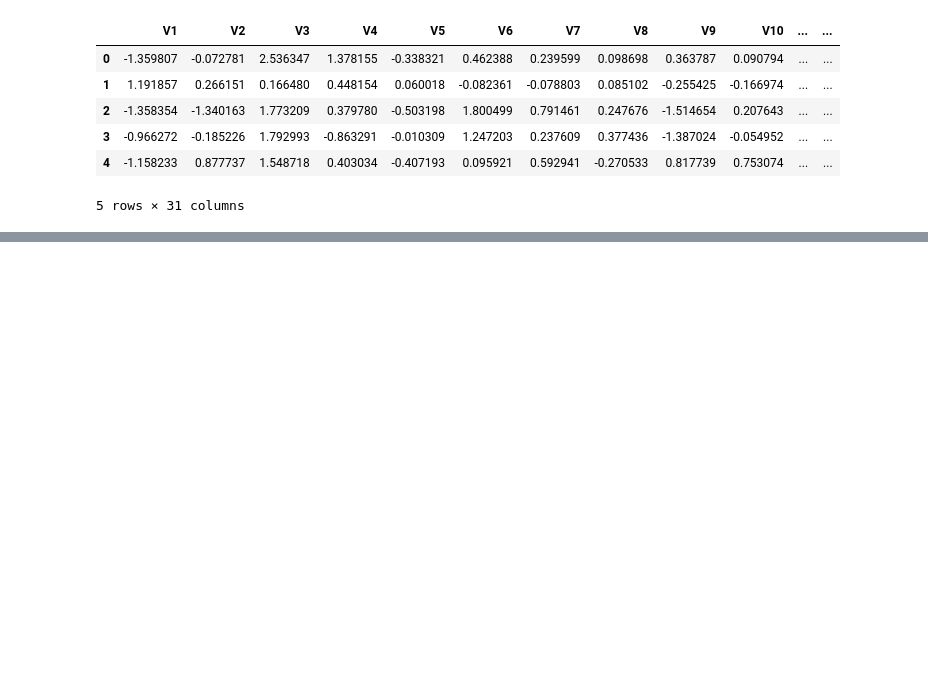
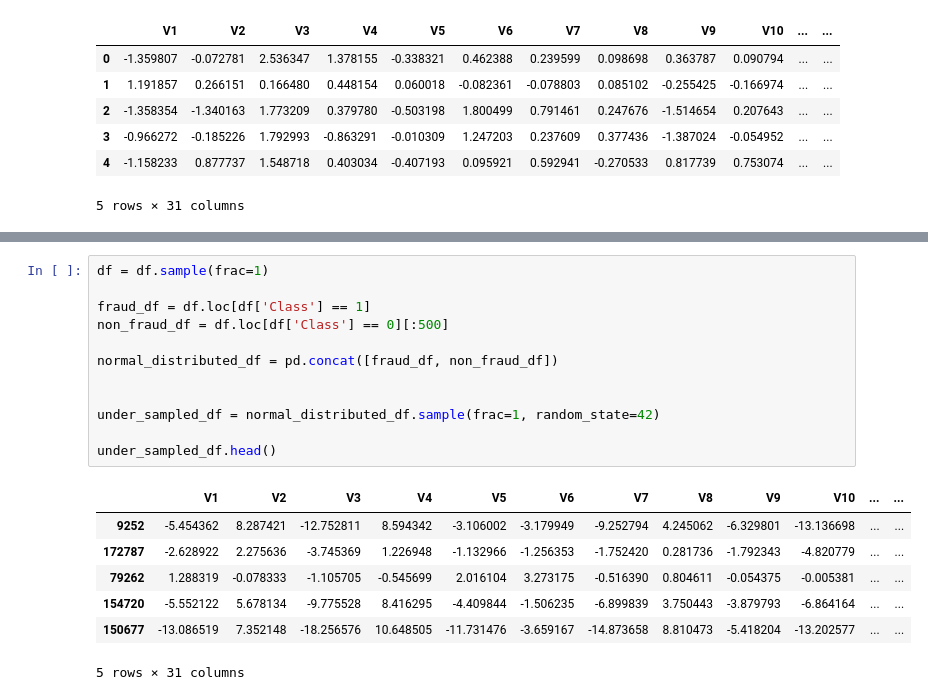
Before and after one commit to ifonseca69/project_2, a Jupyter notebook: Debasis/Debasis_Notebook.ipynb, the cells around one changed output, grey strips where cells are left out. Saved outputs shown, nothing was run; the diff lists cells and outputs as text; blank space fills up the shorter version.

```diff
--- a/Debasis/Debasis_Notebook.ipynb
+++ b/Debasis/Debasis_Notebook.ipynb
@@ -105,0 +164,20 @@ df.head()
+# %%
+df = df.sample(frac=1)
+
+fraud_df = df.loc[df['Class'] == 1]
+non_fraud_df = df.loc[df['Class'] == 0][:500]
+
+normal_distributed_df = pd.concat([fraud_df, non_fraud_df])
+
+
+under_sampled_df = normal_distributed_df.sample(frac=1, random_state=42)
+
+under_sampled_df.head()
+# %% [output]
+|  | V1 | V2 | V3 | V4 | V5 | V6 | V7 | V8 | V9 | V10 | ... | ... |
+| 9252 | -5.454362 | 8.287421 | -12.752811 | 8.594342 | -3.106002 | -3.179949 | -9.252794 | 4.245062 | -6.329801 | -13.136698 | ... | ... |
+| 172787 | -2.628922 | 2.275636 | -3.745369 | 1.226948 | -1.132966 | -1.256353 | -1.752420 | 0.281736 | -1.792343 | -4.820779 | ... | ... |
+| 79262 | 1.288319 | -0.078333 | -1.105705 | -0.545699 | 2.016104 | 3.273175 | -0.516390 | 0.804611 | -0.054375 | -0.005381 | ... | ... |
+| 154720 | -5.552122 | 5.678134 | -9.775528 | 8.416295 | -4.409844 | -1.506235 | -6.899839 | 3.750443 | -3.879793 | -6.864164 | ... | ... |
+| 150677 | -13.086519 | 7.352148 | -18.256576 | 10.648505 | -11.731476 | -3.659167 | -14.873658 | 8.810473 | -5.418204 | -13.202577 | ... | ... |
+5 rows × 31 columns
```
Also changed, not shown: parts of 12 cells of this notebook.
